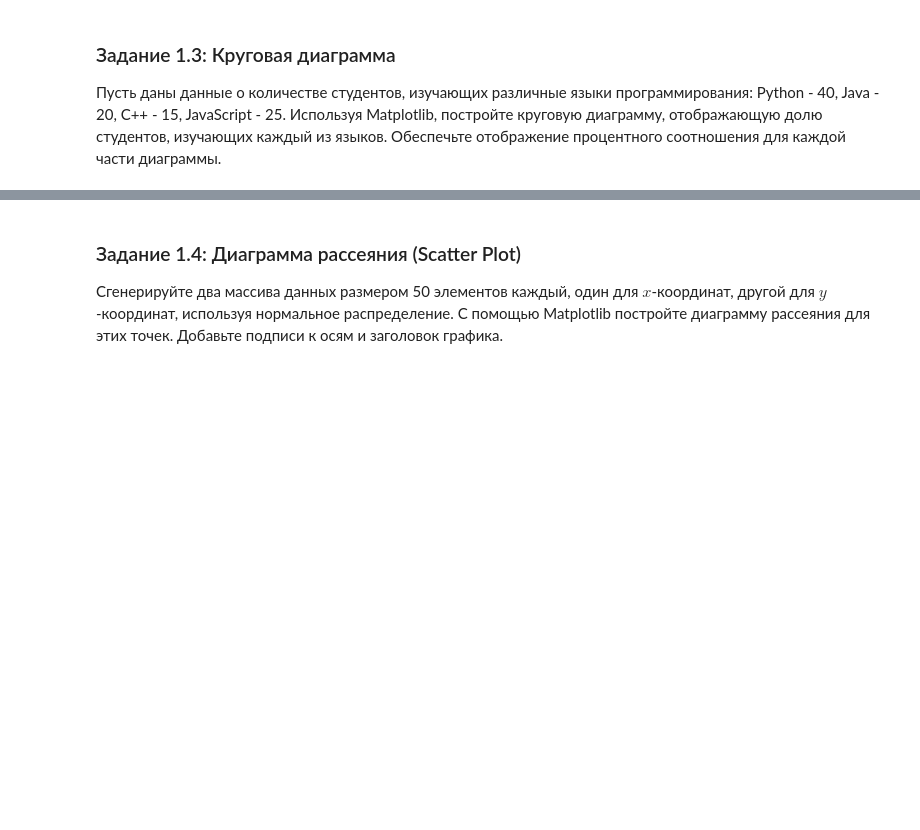
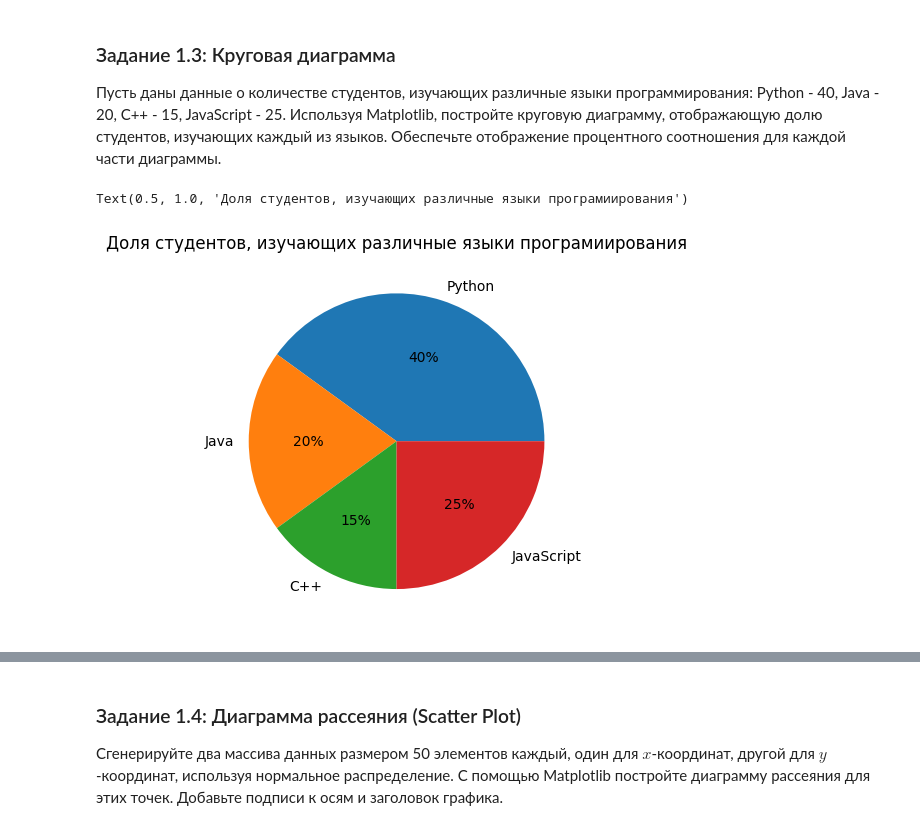
Before and after one commit to Medrodi/MIIGAIK-Computer-Math, a Jupyter notebook: 3. Библиотеки Matplotlib, Plotly/Практическая_работа_№3_Matplotlib_Plotly.ipynb, the cells around one changed output, grey strips where cells are left out. Drawn from its saved outputs; the diff is of its cells as text; code cells hidden in the pictures; blank space fills up the shorter version.

```diff
--- a/3. Библиотеки Matplotlib, Plotly/Практическая_работа_№3_Matplotlib_Plotly.ipynb
+++ b/3. Библиотеки Matplotlib, Plotly/Практическая_работа_№3_Matplotlib_Plotly.ipynb
@@ -49,3 +55,15 @@ x = np.random.normal()
+# %%
+from logging import PercentStyle
+fig, ax = plt.subplots()
+
+PLs = ["Python", "Java", "C++", "JavaScript"]
+counts = [40, 20, 15, 25]
+
+ax.pie(counts, labels=PLs, autopct='%d%%')
+ax.set_title("Доля студентов, изучающих различные языки програмиирования")
+# %% [output]
+Text(0.5, 1.0, 'Доля студентов, изучающих различные языки програмиирования')
+[figure, added]
 # %% [markdown]
 ![image.png](embedded-picture-1)
 # %% [markdown]
```
Also changed, not shown: parts of 13 cells of this notebook.
